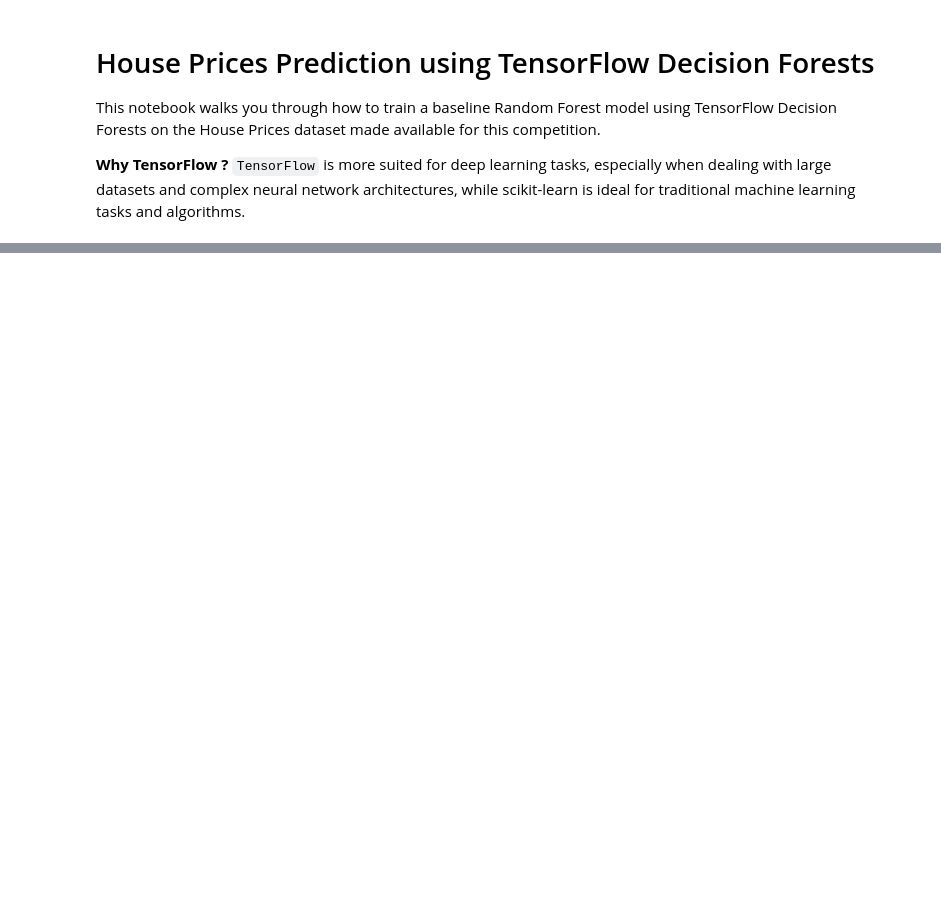
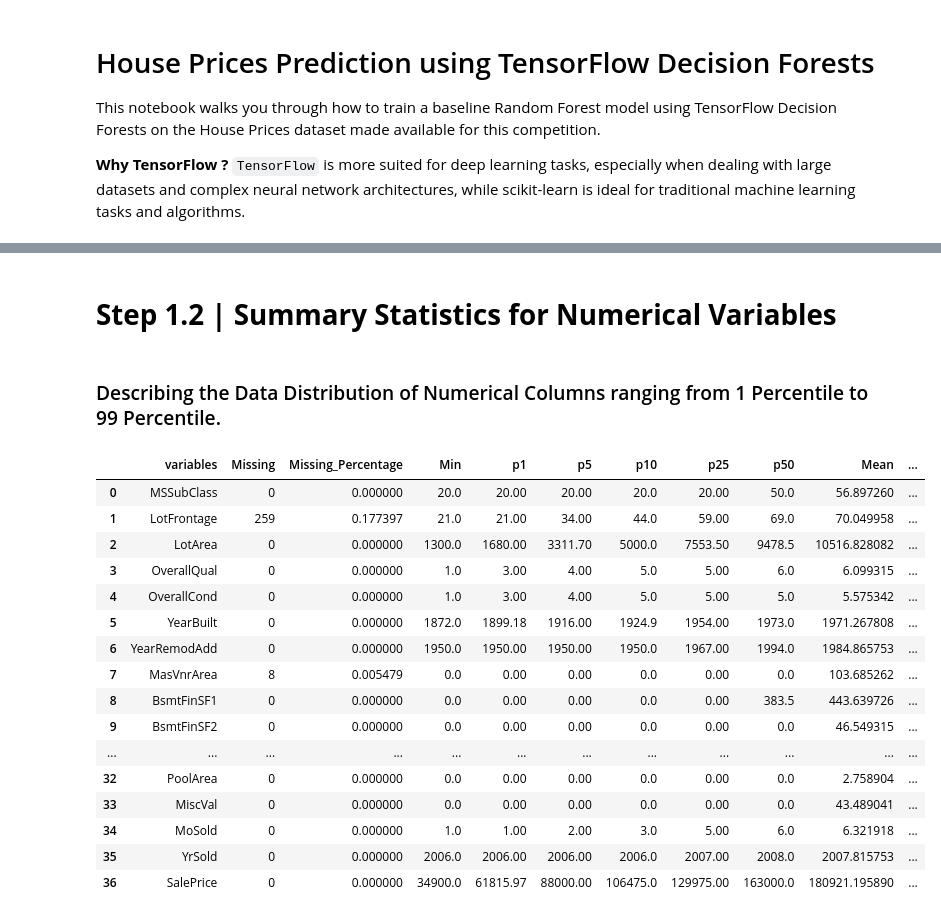
Before and after one commit to Akshat180/House_prices_prediction, a Jupyter notebook: Untitled.ipynb, the cells around one changed output, grey strips where cells are left out. Cells and saved outputs as stored; diff of their text form; code cells hidden in the pictures; blank space fills up the shorter version.

```diff
--- a/Untitled.ipynb
+++ b/Untitled.ipynb
@@ -41,0 +157,4 @@ Note: you may need to restart the kernel to use updated packages.
+# %%
+for i in ['int64','O', 'float64']:
+    df_num = df.select_dtypes(include = i)
+    print(f'Number of columns of Data Type {i}',len(df_num.columns))
@@ -41,0 +173,6 @@ Note: you may need to restart the kernel to use updated packages.
+# %%
+count_of_columns_with_nullvalue = 0
+for i in df.columns:
+    if df[i].isna().sum()>0:
+        count_of_columns_with_nullvalue +=1
+print('Count of Columns with Null value: ', count_of_columns_with_nullvalue)
@@ -41,0 +191,50 @@ Note: you may need to restart the kernel to use updated packages.
+# %% [markdown]
+<a id="num_statistics"></a>
+# <b><span style='color: black'>Step 1.2 |</span><span style='color:black'> Summary Statistics for Numerical Variables</span></b>
+# %% [markdown]
+### Describing the Data Distribution of Numerical Columns ranging from 1 Percentile to 99 Percentile.
+# %%
+numerical_features = df.select_dtypes(include = 'number')
+
+df_summary = pd.DataFrame(columns = ['variables', 'Missing','Missing_Percentage', 'Min', 'p1', 'p5', 'p10' , 'p25', 'p50',
+                                     'Mean', 'p75', 'p90', 'p95', 'p99' , 'Max', 'Sum'])
+
+for i in list(numerical_features.columns):
+    variable = i
+    Missing = df[i].isna().sum()
+    Missing_Percentage = Missing/df.shape[0]
+    Min = np.min(df[i])
+    p1 = np.nanpercentile(df[i], 1)
+    p5 = np.nanpercentile(df[i], 5)
+    p10 = np.nanpercentile(df[i], 10)
+    p25 = np.nanpercentile(df[i], 25)
+    p50 = np.nanpercentile(df[i], 50)
+    Mean = np.mean(df[i])
+    p75 = np.nanpercentile(df[i], 75)
+    p90 = np.nanpercentile(df[i], 90)
+    p95 = np.nanpercentile(df[i], 95)
+    p99 = np.nanpercentile(df[i], 99)
+    Max = np.max(df[i])
+    Sum = np.sum(df[i])
+    dic = dict(zip(df_summary.columns, [variable,Missing, Missing_Percentage, Min, p1, p5, p10, p25, p50, Mean, p75, p90, p95, p99, Max, Sum]))
+    df_summary.loc[len(df_summary)]=[variable,Missing, Missing_Percentage, Min, p1, p5, p10, p25, p50, Mean, p75, p90, p95, p99, Max, Sum]
+
+df_summary
+# %% [output]
+|  | variables | Missing | Missing_Percentage | Min | p1 | p5 | p10 | p25 | p50 | Mean | ... |
+| 0 | MSSubClass | 0 | 0.000000 | 20.0 | 20.00 | 20.00 | 20.0 | 20.00 | 50.0 | 56.897260 | ... |
+| 1 | LotFrontage | 259 | 0.177397 | 21.0 | 21.00 | 34.00 | 44.0 | 59.00 | 69.0 | 70.049958 | ... |
+| 2 | LotArea | 0 | 0.000000 | 1300.0 | 1680.00 | 3311.70 | 5000.0 | 7553.50 | 9478.5 | 10516.828082 | ... |
+| 3 | OverallQual | 0 | 0.000000 | 1.0 | 3.00 | 4.00 | 5.0 | 5.00 | 6.0 | 6.099315 | ... |
+| 4 | OverallCond | 0 | 0.000000 | 1.0 | 3.00 | 4.00 | 5.0 | 5.00 | 5.0 | 5.575342 | ... |
+| 5 | YearBuilt | 0 | 0.000000 | 1872.0 | 1899.18 | 1916.00 | 1924.9 | 1954.00 | 1973.0 | 1971.267808 | ... |
+| 6 | YearRemodAdd | 0 | 0.000000 | 1950.0 | 1950.00 | 1950.00 | 1950.0 | 1967.00 | 1994.0 | 1984.865753 | ... |
+| 7 | MasVnrArea | 8 | 0.005479 | 0.0 | 0.00 | 0.00 | 0.0 | 0.00 | 0.0 | 103.685262 | ... |
+| 8 | BsmtFinSF1 | 0 | 0.000000 | 0.0 | 0.00 | 0.00 | 0.0 | 0.00 | 383.5 | 443.639726 | ... |
+| 9 | BsmtFinSF2 | 0 | 0.000000 | 0.0 | 0.00 | 0.00 | 0.0 | 0.00 | 0.0 | 46.549315 | ... |
+| ... | ... | ... | ... | ... | ... | ... | ... | ... | ... | ... | ... |
+| 32 | PoolArea | 0 | 0.000000 | 0.0 | 0.00 | 0.00 | 0.0 | 0.00 | 0.0 | 2.758904 | ... |
+| 33 | MiscVal | 0 | 0.000000 | 0.0 | 0.00 | 0.00 | 0.0 | 0.00 | 0.0 | 43.489041 | ... |
+| 34 | MoSold | 0 | 0.000000 | 1.0 | 1.00 | 2.00 | 3.0 | 5.00 | 6.0 | 6.321918 | ... |
+| 35 | YrSold | 0 | 0.000000 | 2006.0 | 2006.00 | 2006.00 | 2006.0 | 2007.00 | 2008.0 | 2007.815753 | ... |
+| 36 | SalePrice | 0 | 0.000000 | 34900.0 | 61815.97 | 88000.00 | 106475.0 | 129975.00 | 163000.0 | 180921.195890 | ... |
```
Also changed, not shown: parts of 21 cells of this notebook.
